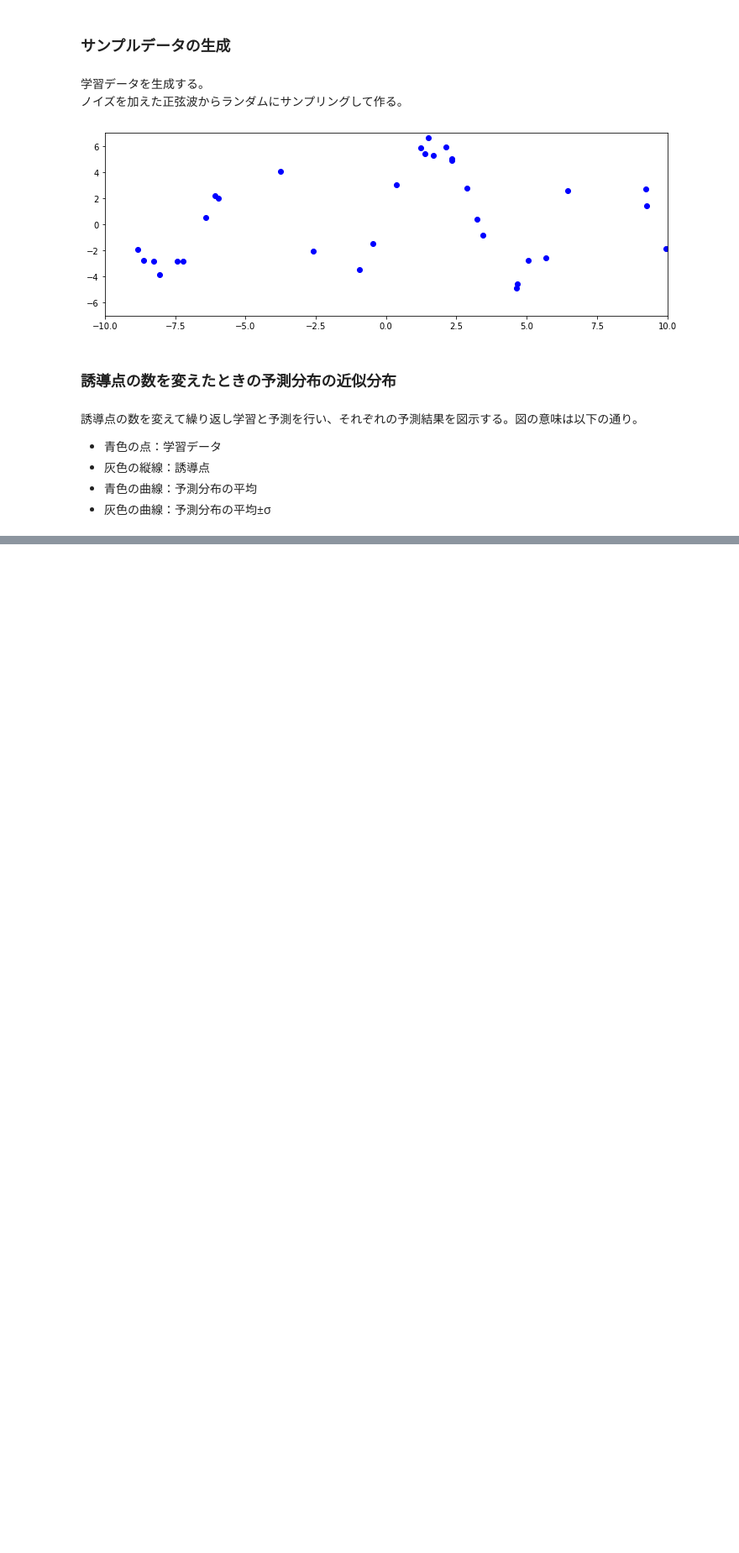
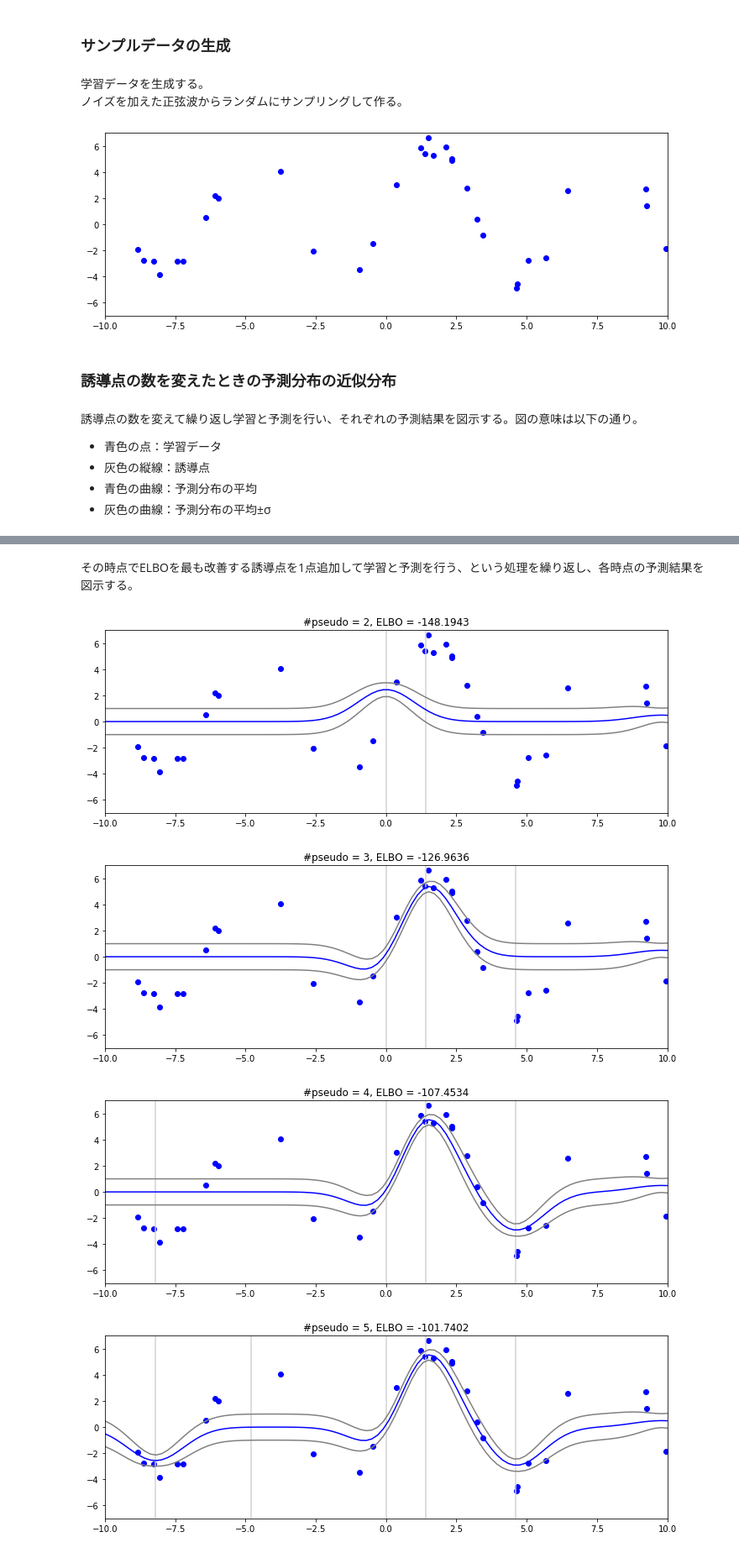
Before and after one commit to mtmaru/bayesian-deep-learning, a Jupyter notebook: 7_3_1_sparse_gaussian_process_regression.ipynb, the cells around one changed output, grey strips where cells are left out. Shown at 84% size. Cells and saved outputs as stored; diff of their text form; code cells hidden in the pictures; blank space fills up the shorter version.

```diff
--- a/7_3_1_sparse_gaussian_process_regression.ipynb
+++ b/7_3_1_sparse_gaussian_process_regression.ipynb
@@ -182,0 +185,39 @@ for i in [2, 4, 8, 16, 32]:
+# %% [markdown]
+その時点でELBOを最も改善する誘導点を1点追加して学習と予測を行う、という処理を繰り返し、各時点の予測結果を図示する。
+# %%
+sigma = 1
+l = 1
+rbf = lambda x_left, x_right: sigma * np.exp(-1 * np.sum((x_left - x_right) ** 2) / (2 * l ** 2))
+
+x_pseudo = np.array([0]).reshape((1, 1))
+for i in range(2, 11):
+    # ELBOを最も改善する誘導点を追加する。
+    best_elbo = float("-inf")
+    best_candidate = None
+    for candidate in np.arange(-10, 10, 0.2):
+        if candidate not in x_pseudo:
+            gp = SparseGaussianProcessRegression(kernel = rbf, beta = 1, epochs = 5)
+            gp = gp.fit(x_fit, y_fit, np.vstack((x_pseudo, candidate)))
+            if best_elbo < gp.elbo:
+                best_elbo = gp.elbo
+                best_candidate = candidate
+    x_pseudo = np.vstack((x_pseudo, best_candidate))
+
+    x_predict = np.linspace(-10, 10, 100).reshape((100, 1))
+    mu_f_predict, sigma_f_predict = gp.predict_dist(x_predict)
+
+    plt.figure(figsize = (12, 4))
+    plt.scatter(x_fit[:, 0], y_fit, c = "blue")
+    plt.vlines(x_pseudo[:, 0], -7, 7, "lightgray")
+    plt.plot(x_predict[:, 0], mu_f_predict, c = "blue")
+    plt.plot(x_predict[:, 0], mu_f_predict + np.sqrt(np.diag(sigma_f_predict)), c = "gray")
+    plt.plot(x_predict[:, 0], mu_f_predict - np.sqrt(np.diag(sigma_f_predict)), c = "gray")
+    plt.title("#pseudo = {:d}, ELBO = {:.4f}".format(i, best_elbo))
+    plt.xlim(-10, 10)
+    plt.ylim(-7, 7)
+    plt.show()
+# %% [output]
+[figure, added]
+[figure, added]
+[figure, added]
+[figure, added]
```
Also changed, not shown: parts of 4 cells of this notebook.
